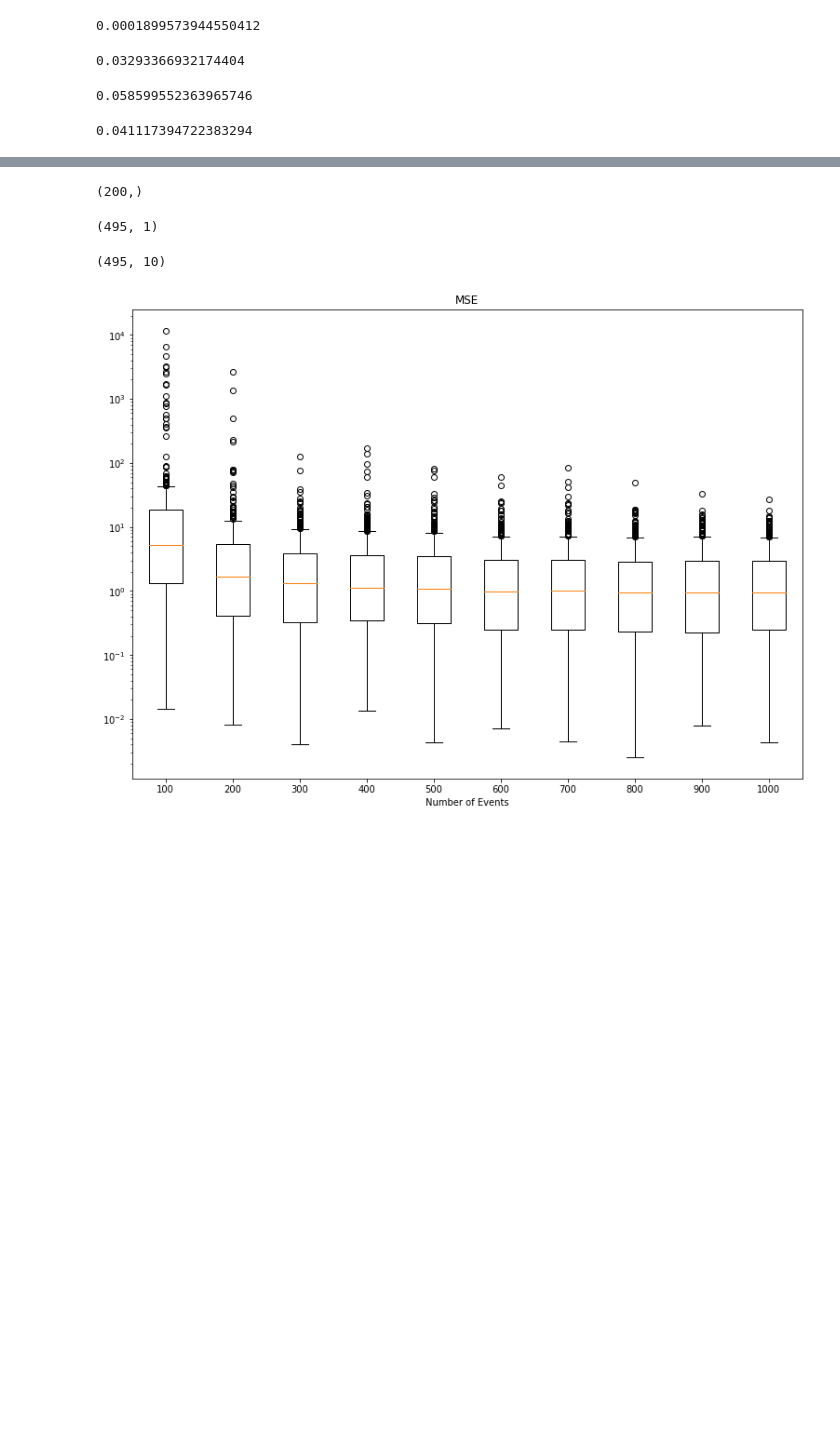
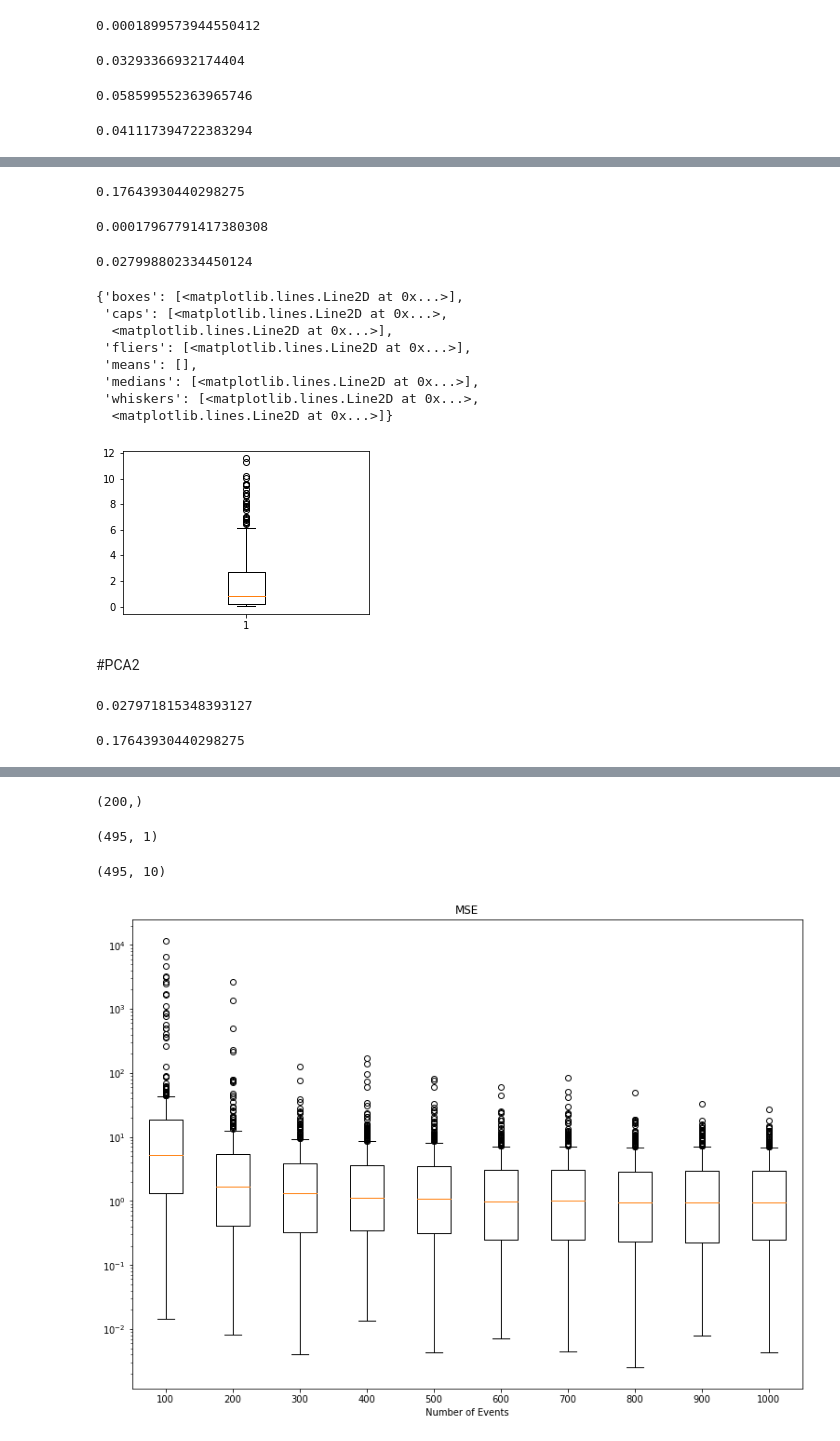
Before and after one commit to byronacunia/Linear, a Jupyter notebook: Linear.ipynb, the cells around one changed output, grey strips where cells are left out. Saved outputs shown, nothing was run; the diff lists cells and outputs as text; code cells hidden in the pictures; blank space fills up the shorter version.

```diff
--- a/Linear.ipynb
+++ b/Linear.ipynb
@@ -621,0 +636,60 @@ np.mean(MSEXY_MinMaxProof)*100/TBase
+# %%
+X_train = pca.transform(X_train)
+X_test = pca.transform(X_test)
+# %%
+H = np.zeros((y_train.shape[1], X_train.shape[1]+1)) # Pre-allocate matrix
+# %%
+for i in range(y_train.shape[1]):
+  ytreino=y_train.iloc[:, [i]].to_numpy()
+  #ytreino=y_train[:, [i]] ##Cuando se escala
+  biass = np.ones((X_train.shape[0],1))
+  phi = np.hstack((biass, X_train))
+  w = np.linalg.lstsq(np.matmul(phi.T,phi), np.matmul(phi.T,ytreino),rcond=None)
+  row=w[0]
+  H[i,:] = row.T
+# %%
+#YPredictions = np.zeros((y_test.shape[1], y_test.shape[0])) # Pre-allocate matrix
+MSE=[]
+from sklearn.metrics import mean_squared_error
+for i in range(X_test.shape[0]):
+  #xTeste=X_test.iloc[[i],:].to_numpy()
+  xTeste=X_test[[i],:] #Cuando se escala
+  xTeste=np.vstack((1,xTeste.T))
+  y_pred=np.matmul(H,xTeste)
+  y_true = y_test.iloc[[i],:].to_numpy()
+  #y_true = y_test[[i],:]
+  MSE.append(mean_squared_error(y_true.T, y_pred))
+# %%
+np.max(MSE)*100/TBase
+# %% [output]
+0.17643930440298275
+# %%
+np.min(MSE)*100/TBase
+# %% [output]
+0.00017967791417380308
+# %%
+np.mean(MSE)*100/TBase
+# %% [output]
+0.027998802334450124
+# %%
+import numpy as np
+import matplotlib.pyplot as plt
+from matplotlib.ticker import MultipleLocator, FormatStrFormatter
+
+#values = MSE.iloc[:, [0]].to_numpy()
+values = MSE
+
+fig = plt.figure(figsize=(15, 3))
+
+ax = plt.subplot(1, 3, 1)
+ax.boxplot(values)
+# %% [output]
+{'boxes': [<matplotlib.lines.Line2D at 0x...>],
+ 'caps': [<matplotlib.lines.Line2D at 0x...>,
+  <matplotlib.lines.Line2D at 0x...>],
+ 'fliers': [<matplotlib.lines.Line2D at 0x...>],
+ 'means': [],
+ 'medians': [<matplotlib.lines.Line2D at 0x...>],
+ 'whiskers': [<matplotlib.lines.Line2D at 0x...>,
+  <matplotlib.lines.Line2D at 0x...>]}
+[figure, added]
@@ -621,0 +698,2 @@ np.mean(MSEXY_MinMaxProof)*100/TBase
+# %% [markdown]
+#PCA2
@@ -621,0 +730,8 @@ np.mean(MSEXY_MinMaxProof)*100/TBase
+# %%
+np.mean(MSE)*100/TBase
+# %% [output]
+0.027971815348393127
+# %%
+np.max(MSE_PCA1)*100/TBase
+# %% [output]
+0.17643930440298275
```
Also changed, not shown: parts of 6 cells of this notebook.
